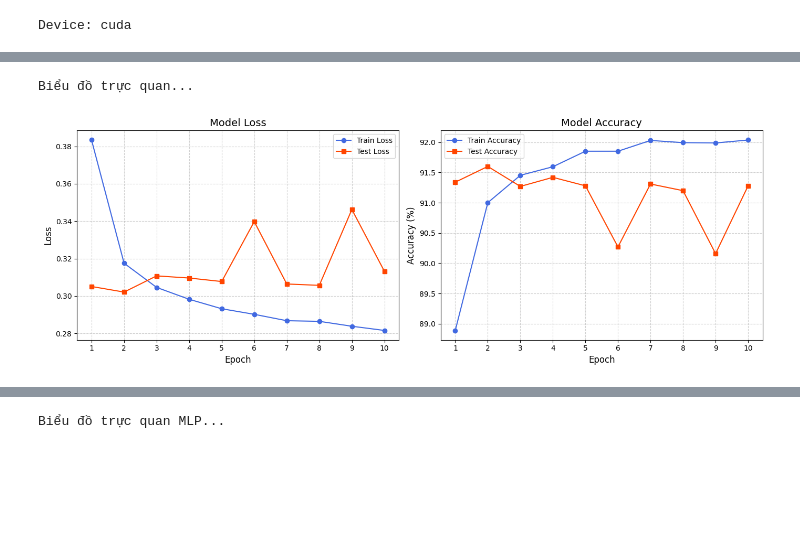
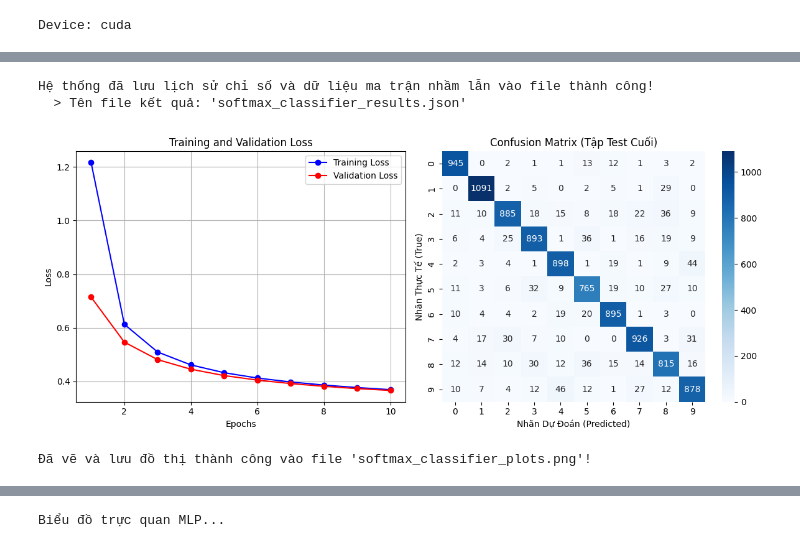
Before and after one commit to tripmbk/DL4CV, a Jupyter notebook: E1/E1_Classifier_Softmax_NLP_CNN.ipynb, the cells around one changed output, grey strips where cells are left out. Drawn from its saved outputs; the diff is of its cells as text; code cells hidden in the pictures; blank space fills up the shorter version.

```diff
--- a/E1/E1_Classifier_Softmax_NLP_CNN.ipynb
+++ b/E1/E1_Classifier_Softmax_NLP_CNN.ipynb
@@ -205,41 +239,65 @@ Quá trình huấn luyện hoàn tất!
+# %%
+history['final_test_loss'] = final_test_loss
+history['final_test_acc'] = final_test_accuracy
+
+#  Tích hợp dữ liệu mảng nhãn thực tế và dự đoán để vẽ Ma trận nhầm lẫn
+history['confusion_matrix'] = {
+    'true_labels': all_true_labels,
+    'pred_labels': all_pred_labels
+}
+
+# Ghi toàn bộ dictionary vào file JSON cấu trúc rõ ràng (indent=4)
+json_filename = "softmax_classifier_results.json"
+with open(json_filename, "w", encoding="utf-8") as f:
+    json.dump(history, f, indent=4)
+
+print(f"Hệ thống đã lưu lịch sử chỉ số và dữ liệu ma trận nhầm lẫn vào file thành công!")
+print(f"  > Tên file kết quả: '{json_filename}'")
+# %% [output]
+Hệ thống đã lưu lịch sử chỉ số và dữ liệu ma trận nhầm lẫn vào file thành công!
+  > Tên file kết quả: 'softmax_classifier_results.json'
 # %%
-# =====================================================================
-# 4. VẼ BIỂU ĐỒ TRỰC QUAN HÓA (MATPLOTLIB)
-# =====================================================================
-print("Biểu đồ trực quan...")
-epochs_range = range(1, epochs + 1)
+json_filename = "softmax_classifier_results.json"
+with open(json_filename, "w" if False else "r", encoding="utf-8") as f:
+    data = json.load(f)
 
-# Tạo khung hình gồm 1 dòng, 2 cột đồ thị
-plt.figure(figsize=(14, 5))
+epochs = range(1, len(data['train_loss']) + 1)
 
-# Đồ thị 1: Biểu diễn Loss qua từng epoch
+#  Vẽ biểu đồ Training Loss vs Validation Loss
+plt.figure(figsize=(12, 5))
+
 plt.subplot(1, 2, 1)
-plt.plot(epochs_range, history['train_loss'], label='Train Loss', color='royalblue', marker='o')
-plt.plot(epochs_range, history['test_loss'], label='Test Loss', color='orangered', marker='s')
-plt.title('Model Loss', fontsize=14)
-plt.xlabel('Epoch', fontsize=12)
-plt.ylabel('Loss', fontsize=12)
-plt.grid(True, linestyle='--', alpha=0.6)
-plt.xticks(epochs_range)
+plt.plot(epochs, data['train_loss'], 'b-o', label='Training Loss')
+plt.plot(epochs, data['val_loss'], 'r-o', label='Validation Loss')
+plt.title('Training and Validation Loss')
+plt.xlabel('Epochs')
+plt.ylabel('Loss')
 plt.legend()
+plt.grid(True)
 
-# Đồ thị 2: Biểu diễn Accuracy qua từng epoch
+# Tính toán và vẽ Ma trận nhầm lẫn (Confusion Matrix)
+true_labels = data['confusion_matrix']['true_labels']
+pred_labels = data['confusion_matrix']['pred_labels']
+cm = confusion_matrix(true_labels, pred_labels)
+
 plt.subplot(1, 2, 2)
-plt.plot(epochs_range, history['train_acc'], label='Train Accuracy', color='royalblue', marker='o')
-plt.plot(epochs_range, history['test_acc'], label='Test Accuracy', color='orangered', marker='s')
-plt.title('Model Accuracy', fontsize=14)
-plt.xlabel('Epoch', fontsize=12)
-plt.ylabel('Accuracy (%)', fontsize=12)
-plt.grid(True, linestyle='--', alpha=0.6)
-plt.xticks(epochs_range)
-plt.legend()
+# Tạo nhãn từ 0 đến 9 cho MNIST
+classes = [str(i) for i in range(10)]
+sns.heatmap(cm, annot=True, fmt='d', cmap='Blues', xticklabels=classes, yticklabels=classes)
+plt.title('Confusion Matrix (Tập Test Cuối)')
+plt.xlabel('Nhãn Dự Đoán (Predicted)')
+plt.ylabel('Nhãn Thực Tế (True)')
 
-# Tối ưu hóa khoảng cách giữa các đồ thị và hiển thị
 plt.tight_layout()
+# Lưu hình ảnh đồ thị ra file (🌟 Thay đổi tên file lưu cho đúng mô hình)
+output_image = 'softmax_classifier_plots.png'
+plt.savefig(output_image, dpi=300)
 plt.show()
+
+print(f"Đã vẽ và lưu đồ thị thành công vào file '{output_image}'!")
 # %% [output]
+[figure, new version]
-Biểu đồ trực quan...
+Đã vẽ và lưu đồ thị thành công vào file 'softmax_classifier_plots.png'!
-[figure, old version]
 # %%
 #NLP
 # %%
```
Also changed, not shown: parts of 7 cells of this notebook, 4 other files.
